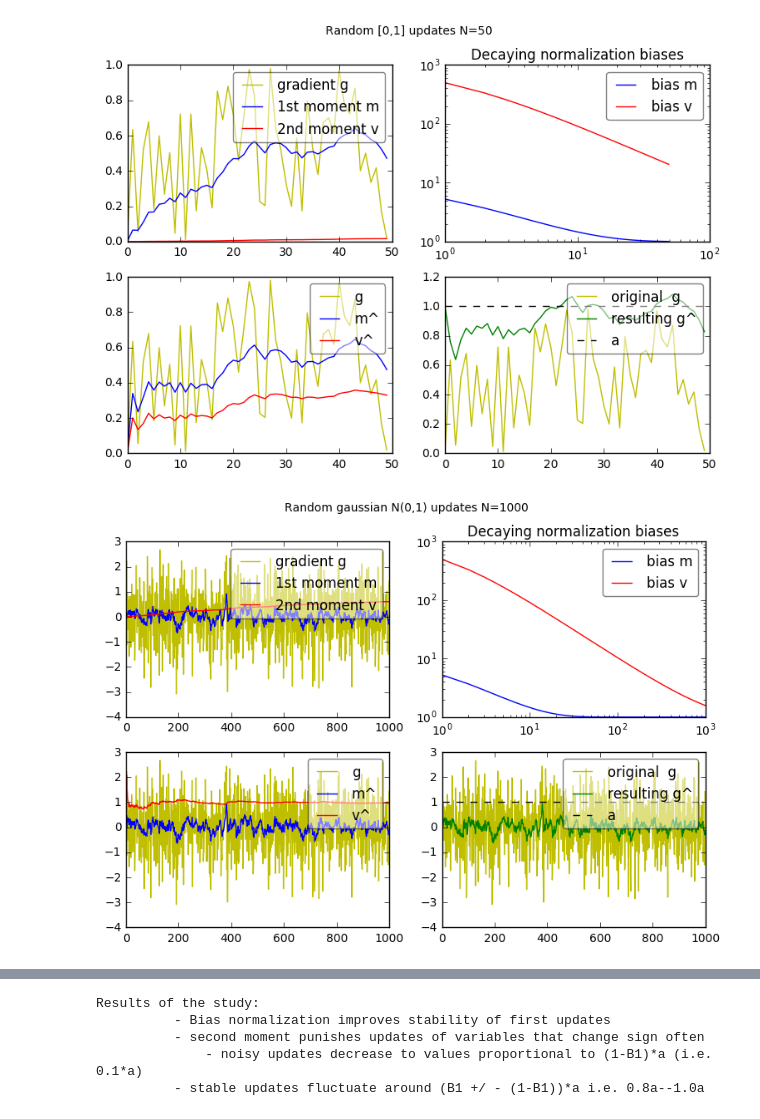
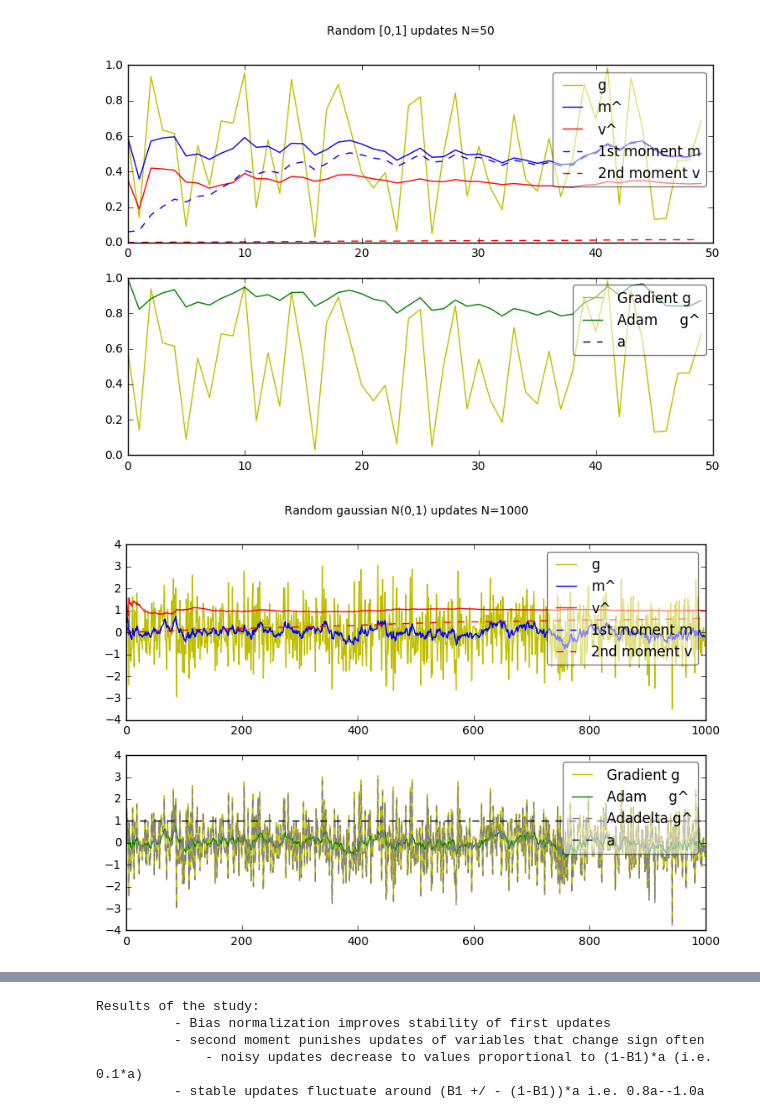
Before and after one commit to yselivonchyk/AdamOptimizer_study, a Jupyter notebook: AdamVisualization.ipynb, the cells around one changed output, grey strips where cells are left out. Cells and saved outputs as stored; diff of their text form; code cells hidden in the pictures.

```diff
--- a/AdamVisualization.ipynb
+++ b/AdamVisualization.ipynb
@@ -73,16 +102,17 @@ plot_adam_data(seq, adam_data, 'Random [0,1] updates N=1000 and alpha=1.0')
 n = 50
 seq = np.random.rand(n)
 adam_data = adam_sequence(seq)
-plot_adam_data(seq, adam_data, 'Random [0,1] updates N=%d' %n)
+plot_adam_data(seq, adam_data, title='Random [0,1] updates N=%d' %n)
 # %% [output]
-[figure, old version]
+[figure, new version]
 # %%
 n = 1000
 seq = np.random.randn(n)
 adam_data = adam_sequence(seq)
-plot_adam_data(seq, adam_data, 'Random gaussian N(0,1) updates N=%d' % n)
+ada_data = adadelta_sequence(seq)
+plot_adam_data(seq, adam_data, ada_data, title='Random gaussian N(0,1) updates N=%d' % n)
 # %% [output]
-[figure, old version]
+[figure, new version]
 # %%
 n = 200
 seq = np.random.randn(n) + 1
```
Also changed, not shown: parts of 4 cells of this notebook.
